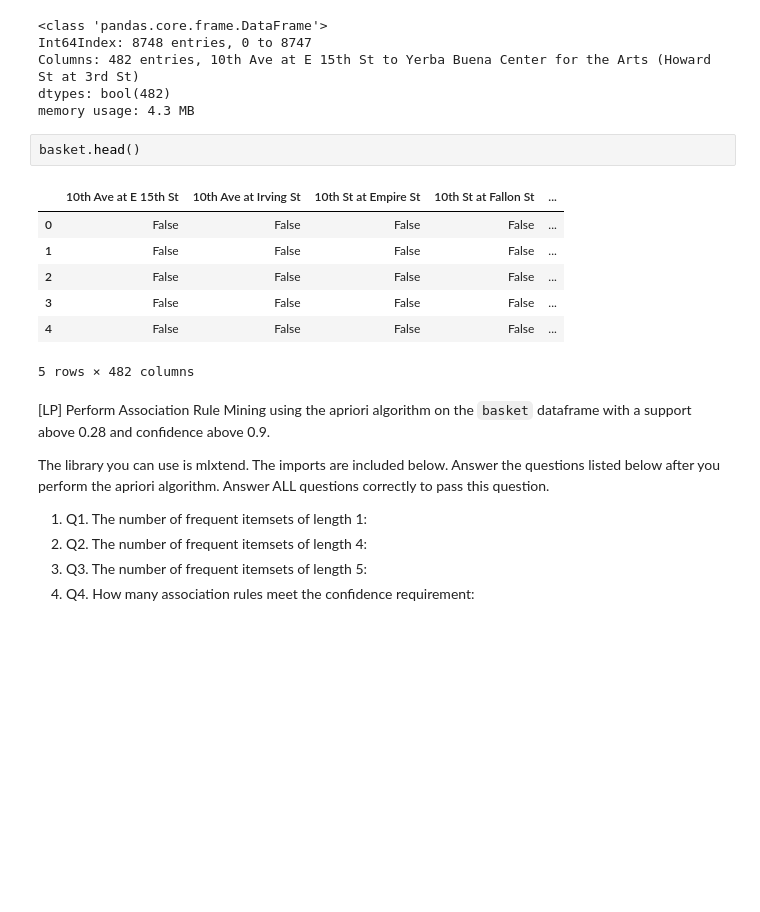
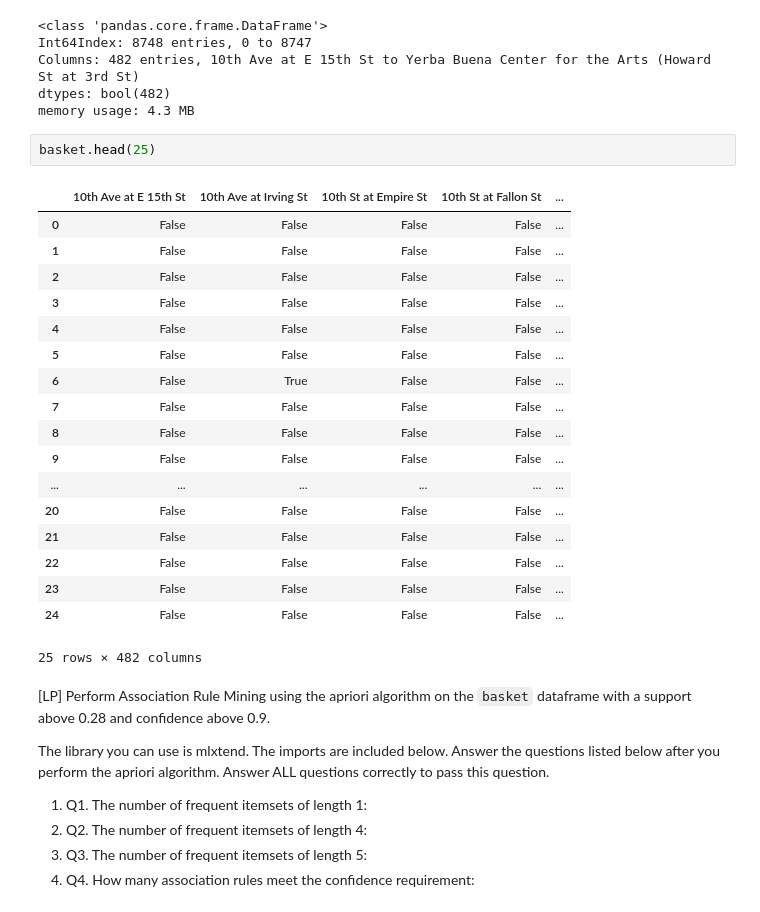
Before and after one commit to ankitajaswal/Cmpe255, a Jupyter notebook: HW2/Part1/HW2 Part 1.ipynb, the cells around one changed output. Saved outputs shown, nothing was run; the diff lists cells and outputs as text; blank space fills up the shorter version.

```diff
--- a/HW2/Part1/HW2 Part 1.ipynb
+++ b/HW2/Part1/HW2 Part 1.ipynb
@@ -50,15 +50,26 @@ Columns: 482 entries, 10th Ave at E 15th St to Yerba Buena Center for the Arts (
 dtypes: bool(482)
 memory usage: 4.3 MB
 # %%
-basket.head()
+basket.head(25)
 # %% [output]
 |  | 10th Ave at E 15th St | 10th Ave at Irving St | 10th St at Empire St | 10th St at Fallon St | ... |
 | 0 | False | False | False | False | ... |
 | 1 | False | False | False | False | ... |
 | 2 | False | False | False | False | ... |
 | 3 | False | False | False | False | ... |
 | 4 | False | False | False | False | ... |
+| 5 | False | False | False | False | ... |
+| 6 | False | True | False | False | ... |
+| 7 | False | False | False | False | ... |
+| 8 | False | False | False | False | ... |
+| 9 | False | False | False | False | ... |
+| ... | ... | ... | ... | ... | ... |
+| 20 | False | False | False | False | ... |
+| 21 | False | False | False | False | ... |
+| 22 | False | False | False | False | ... |
+| 23 | False | False | False | False | ... |
+| 24 | False | False | False | False | ... |
-5 rows × 482 columns
+25 rows × 482 columns
 # %% [markdown]
 [LP] Perform Association Rule Mining using the apriori algorithm on the `basket` dataframe with a support above 0.28 and confidence above 0.9.
 
```
Also changed, not shown: parts of 9 cells of this notebook.
